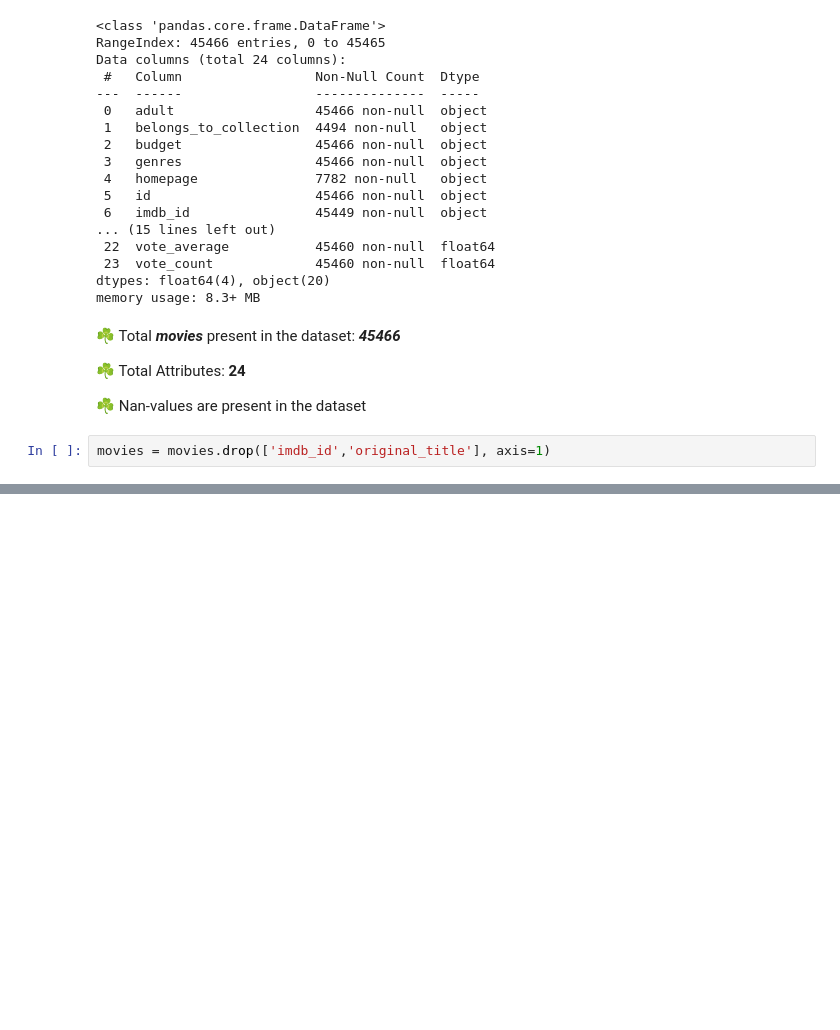
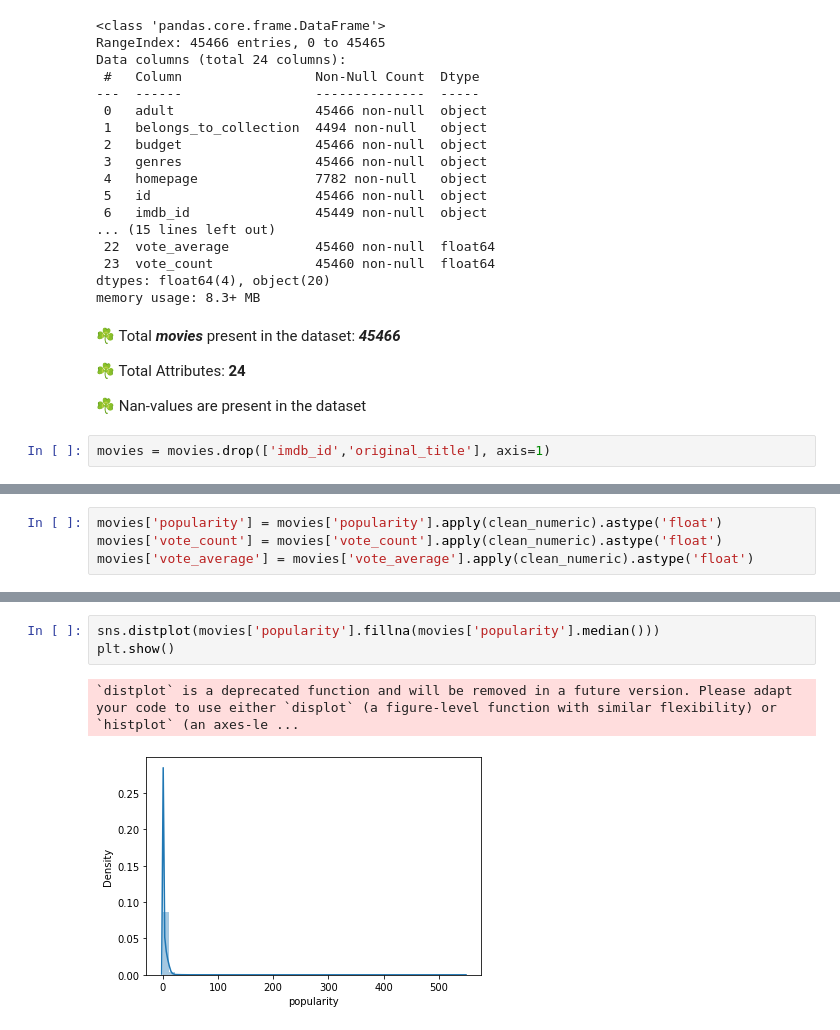
Before and after one commit to CodeWithSridhar/Movies-Recommender-system, a Jupyter notebook: Movie_Recommendation_System_Sri.ipynb, the cells around one changed output, grey strips where cells are left out. Cells and saved outputs as stored; diff of their text form; blank space fills up the shorter version.

```diff
--- a/Movie_Recommendation_System_Sri.ipynb
+++ b/Movie_Recommendation_System_Sri.ipynb
@@ -449,0 +768,4 @@ movies.head(2)
+# %%
+movies['popularity'] = movies['popularity'].apply(clean_numeric).astype('float')
+movies['vote_count'] = movies['vote_count'].apply(clean_numeric).astype('float')
+movies['vote_average'] = movies['vote_average'].apply(clean_numeric).astype('float')
@@ -449,0 +784,6 @@ movies.head(2)
+# %%
+sns.distplot(movies['popularity'].fillna(movies['popularity'].median()))
+plt.show()
+# %% [output]
+`distplot` is a deprecated function and will be removed in a future version. Please adapt your code to use either `displot` (a figure-level function with similar flexibility) or `histplot` (an axes-le ...
+[figure, added]
```
Also changed, not shown: parts of 115 cells of this notebook.
